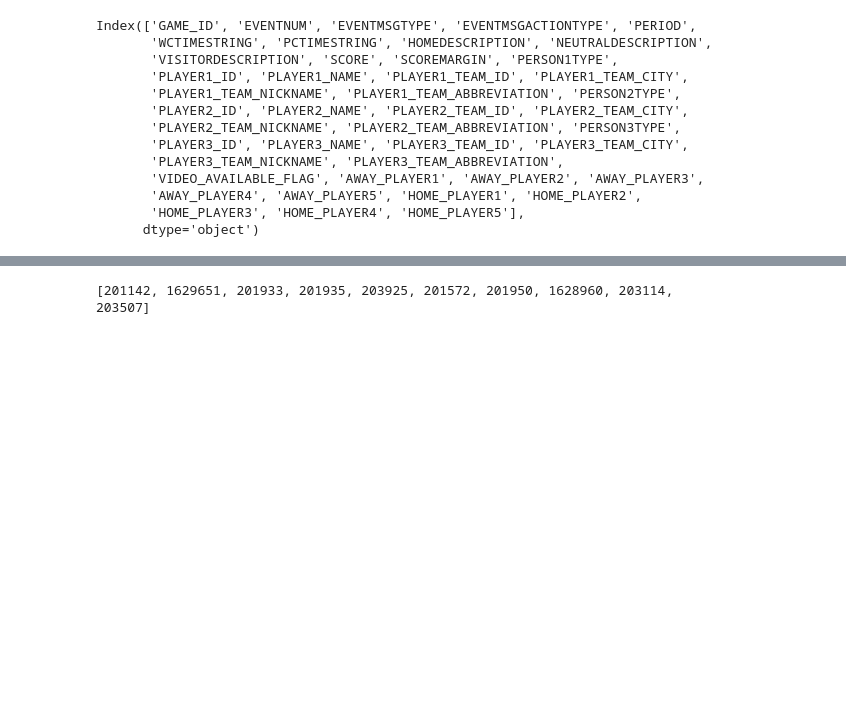
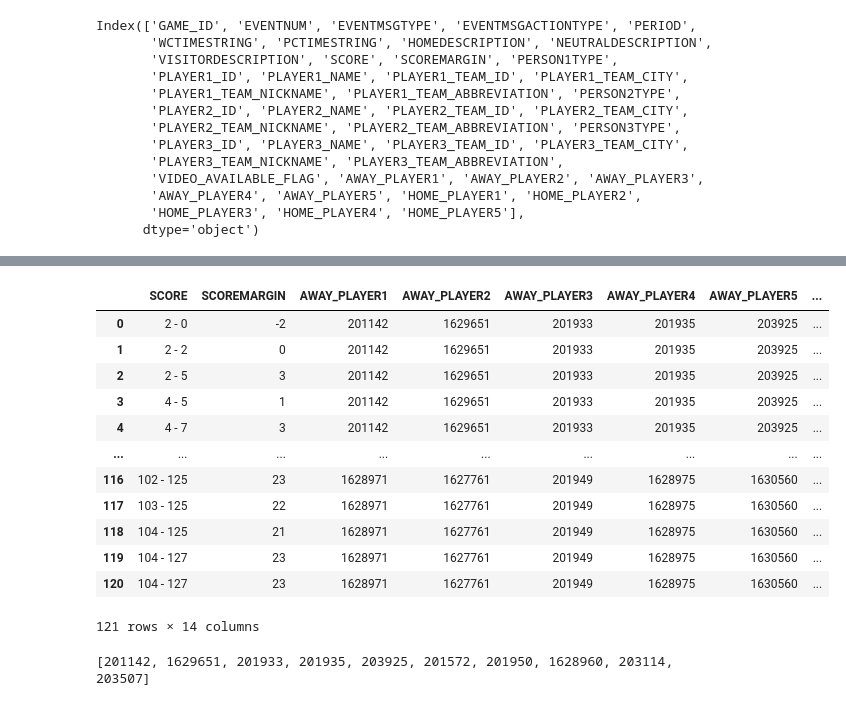
Before and after one commit to DanLeEpicMan/RAPM, a Jupyter notebook: data_pull.ipynb, the cells around one changed output, grey strips where cells are left out. Drawn from its saved outputs; the diff is of its cells as text; code cells hidden in the pictures; blank space fills up the shorter version.

```diff
--- a/data_pull.ipynb
+++ b/data_pull.ipynb
@@ -86,4 +87,25 @@ subset
 121 rows × 13 columns
+# %%
+subset['SUB']= False
+
+for i in range(subset.shape[0]-1):
+    subset.loc[i+1,'SUB'] = list(subset.iloc[i+1,2:12]) != list(subset.iloc[i,2:12])
+# %%
+subset
+# %% [output]
+|  | SCORE | SCOREMARGIN | AWAY_PLAYER1 | AWAY_PLAYER2 | AWAY_PLAYER3 | AWAY_PLAYER4 | AWAY_PLAYER5 | ... |
+| 0 | 2 - 0 | -2 | 201142 | 1629651 | 201933 | 201935 | 203925 | ... |
+| 1 | 2 - 2 | 0 | 201142 | 1629651 | 201933 | 201935 | 203925 | ... |
+| 2 | 2 - 5 | 3 | 201142 | 1629651 | 201933 | 201935 | 203925 | ... |
+| 3 | 4 - 5 | 1 | 201142 | 1629651 | 201933 | 201935 | 203925 | ... |
+| 4 | 4 - 7 | 3 | 201142 | 1629651 | 201933 | 201935 | 203925 | ... |
+| ... | ... | ... | ... | ... | ... | ... | ... | ... |
+| 116 | 102 - 125 | 23 | 1628971 | 1627761 | 201949 | 1628975 | 1630560 | ... |
+| 117 | 103 - 125 | 22 | 1628971 | 1627761 | 201949 | 1628975 | 1630560 | ... |
+| 118 | 104 - 125 | 21 | 1628971 | 1627761 | 201949 | 1628975 | 1630560 | ... |
+| 119 | 104 - 127 | 23 | 1628971 | 1627761 | 201949 | 1628975 | 1630560 | ... |
+| 120 | 104 - 127 | 23 | 1628971 | 1627761 | 201949 | 1628975 | 1630560 | ... |
+121 rows × 14 columns
 # %%
 players_id = list(pbp_with_players.iloc[0, 34:].reset_index(drop=True))
 print(players_id)
```
Also changed, not shown: parts of 1 cell of this notebook.
